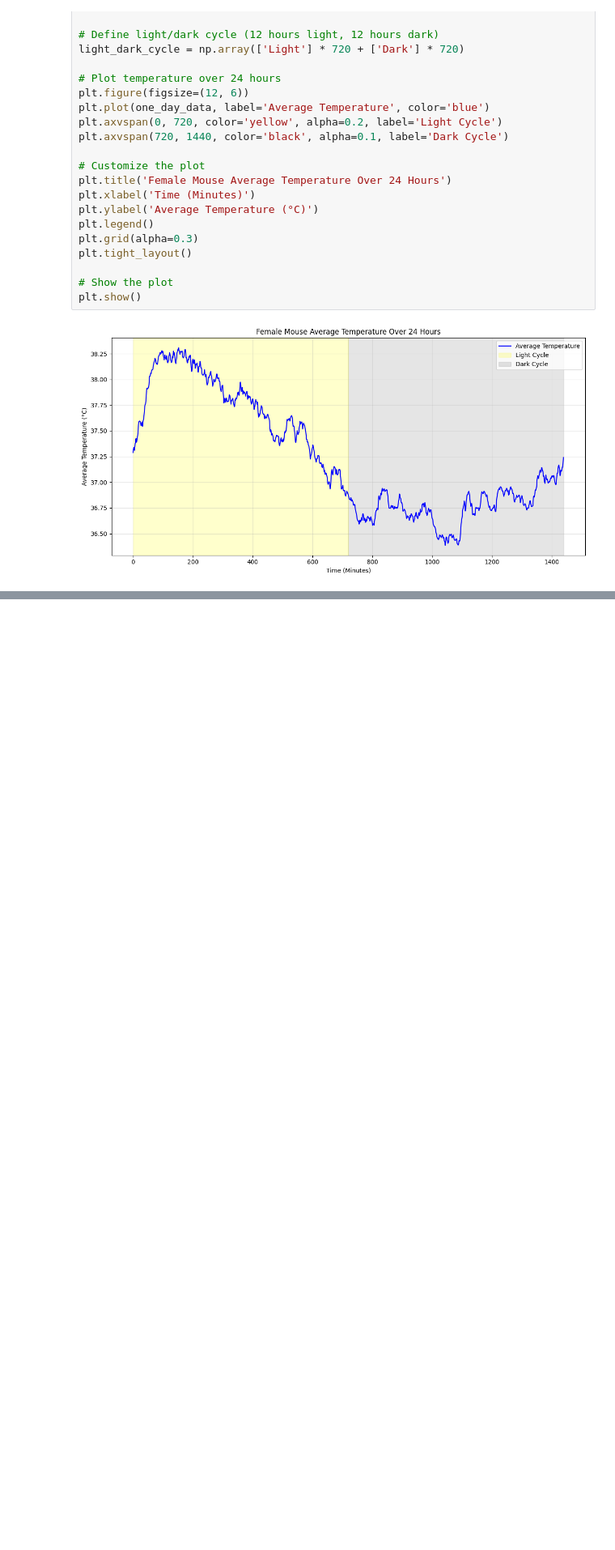
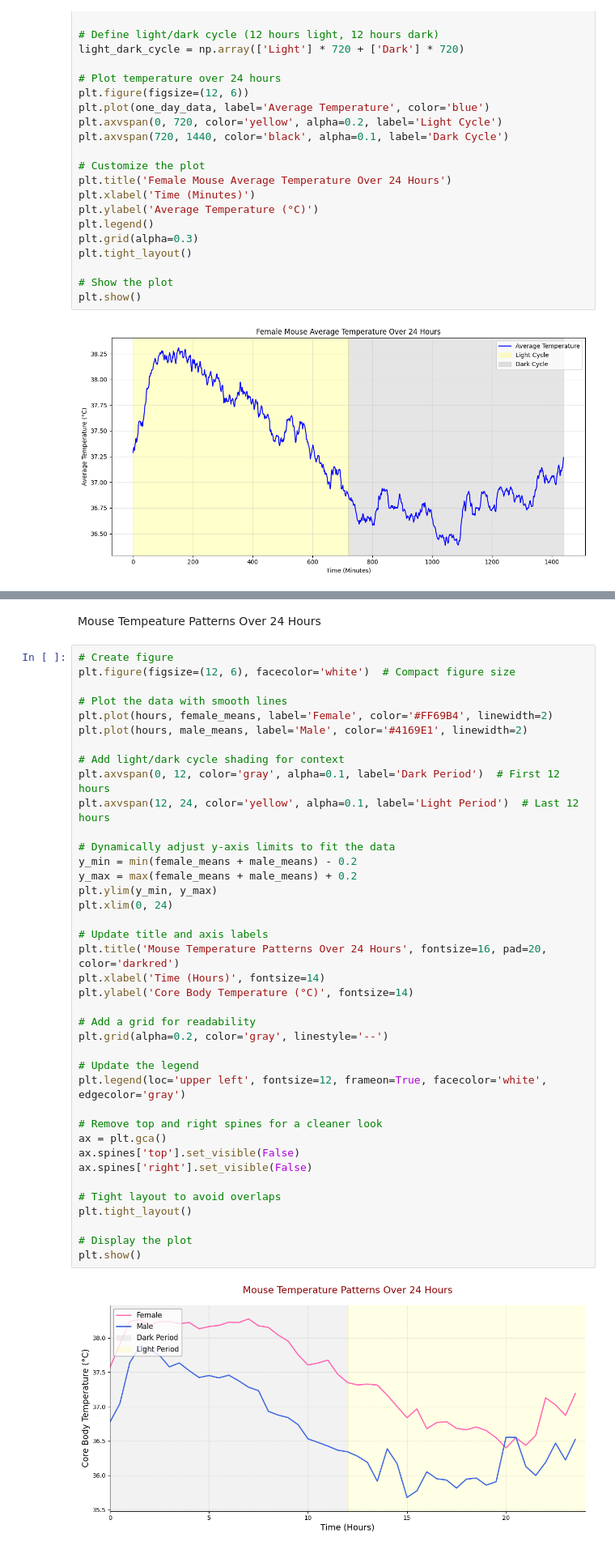
Before and after one commit to jaw039/mouse-data-analysis, a Jupyter notebook: mouse_temperature_analysis.ipynb, the cells around one changed output, grey strips where cells are left out. Shown at 81% size. Cells and saved outputs as stored; diff of their text form; blank space fills up the shorter version.

```diff
--- a/mouse_temperature_analysis.ipynb
+++ b/mouse_temperature_analysis.ipynb
@@ -64,0 +141,43 @@ plt.show()
+# %% [markdown]
+Mouse Tempeature Patterns Over 24 Hours
+# %%
+# Create figure
+plt.figure(figsize=(12, 6), facecolor='white')  # Compact figure size
+
+# Plot the data with smooth lines
+plt.plot(hours, female_means, label='Female', color='#FF69B4', linewidth=2)
+plt.plot(hours, male_means, label='Male', color='#4169E1', linewidth=2)
+
+# Add light/dark cycle shading for context
+plt.axvspan(0, 12, color='gray', alpha=0.1, label='Dark Period')  # First 12 hours
+plt.axvspan(12, 24, color='yellow', alpha=0.1, label='Light Period')  # Last 12 hours
+
+# Dynamically adjust y-axis limits to fit the data
+y_min = min(female_means + male_means) - 0.2
+y_max = max(female_means + male_means) + 0.2
+plt.ylim(y_min, y_max)
+plt.xlim(0, 24)
+
+# Update title and axis labels
+plt.title('Mouse Temperature Patterns Over 24 Hours', fontsize=16, pad=20, color='darkred')
+plt.xlabel('Time (Hours)', fontsize=14)
+plt.ylabel('Core Body Temperature (°C)', fontsize=14)
+
+# Add a grid for readability
+plt.grid(alpha=0.2, color='gray', linestyle='--')
+
+# Update the legend
+plt.legend(loc='upper left', fontsize=12, frameon=True, facecolor='white', edgecolor='gray')
+
+# Remove top and right spines for a cleaner look
+ax = plt.gca()
+ax.spines['top'].set_visible(False)
+ax.spines['right'].set_visible(False)
+
+# Tight layout to avoid overlaps
+plt.tight_layout()
+
+# Display the plot
+plt.show()
+# %% [output]
+[figure, added]
```
Also changed, not shown: parts of 7 cells of this notebook.
